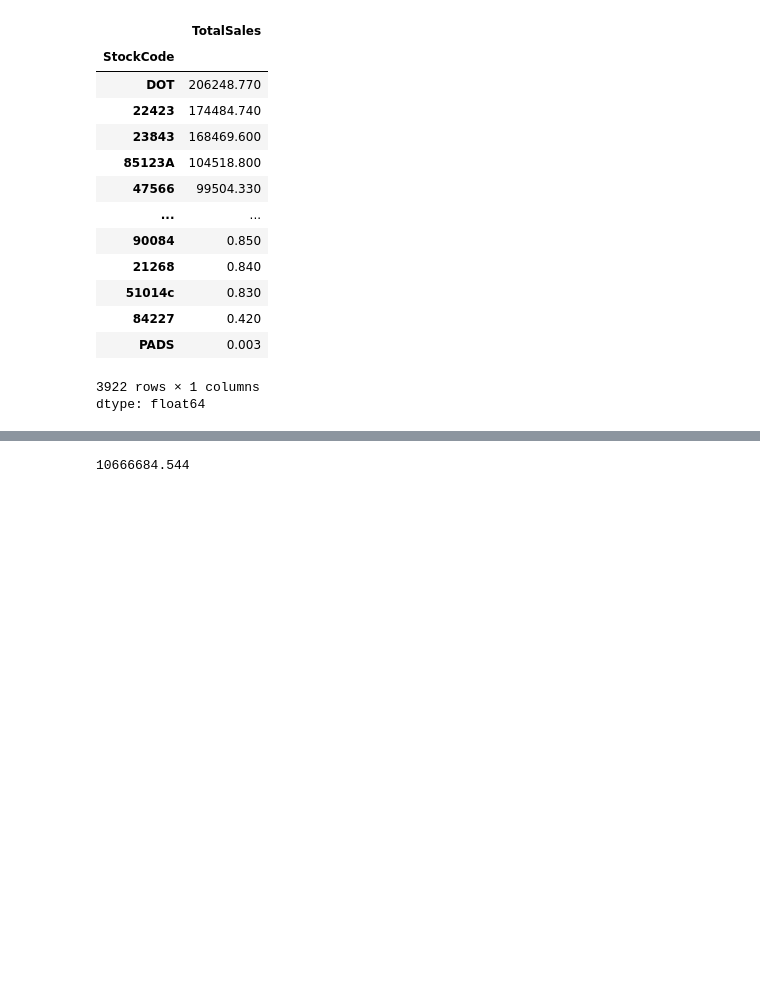
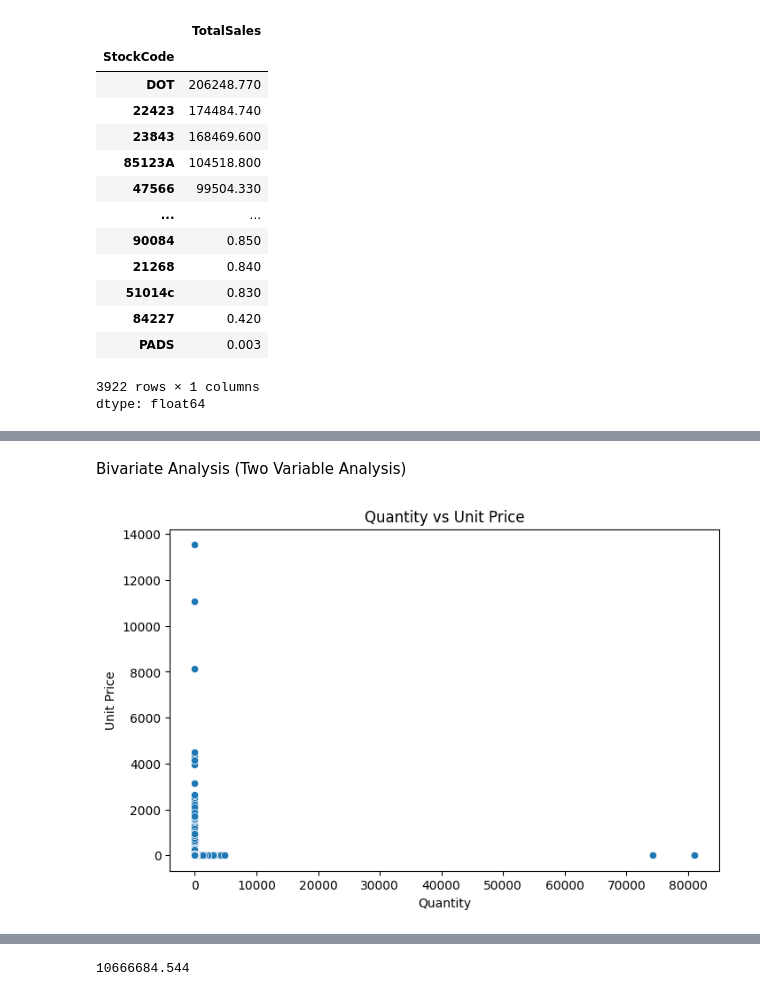
Before and after one commit to SakshamTapadia/Retail-Analysis, a Jupyter notebook: RetailAnalysis.ipynb, the cells around one changed output, grey strips where cells are left out. Cells and saved outputs as stored; diff of their text form; code cells hidden in the pictures; blank space fills up the shorter version.

```diff
--- a/RetailAnalysis.ipynb
+++ b/RetailAnalysis.ipynb
@@ -403,0 +429,11 @@ dtype: float64
+# %% [markdown]
+ Bivariate Analysis (Two Variable Analysis)
+# %%
+plt.figure(figsize=(8,5))
+sns.scatterplot(x=df4["Quantity"], y=df4["UnitPrice"])
+plt.title("Quantity vs Unit Price")
+plt.xlabel("Quantity")
+plt.ylabel("Unit Price")
+plt.show()
+# %% [output]
+[figure, added]
```
Also changed, not shown: parts of 18 cells of this notebook.
